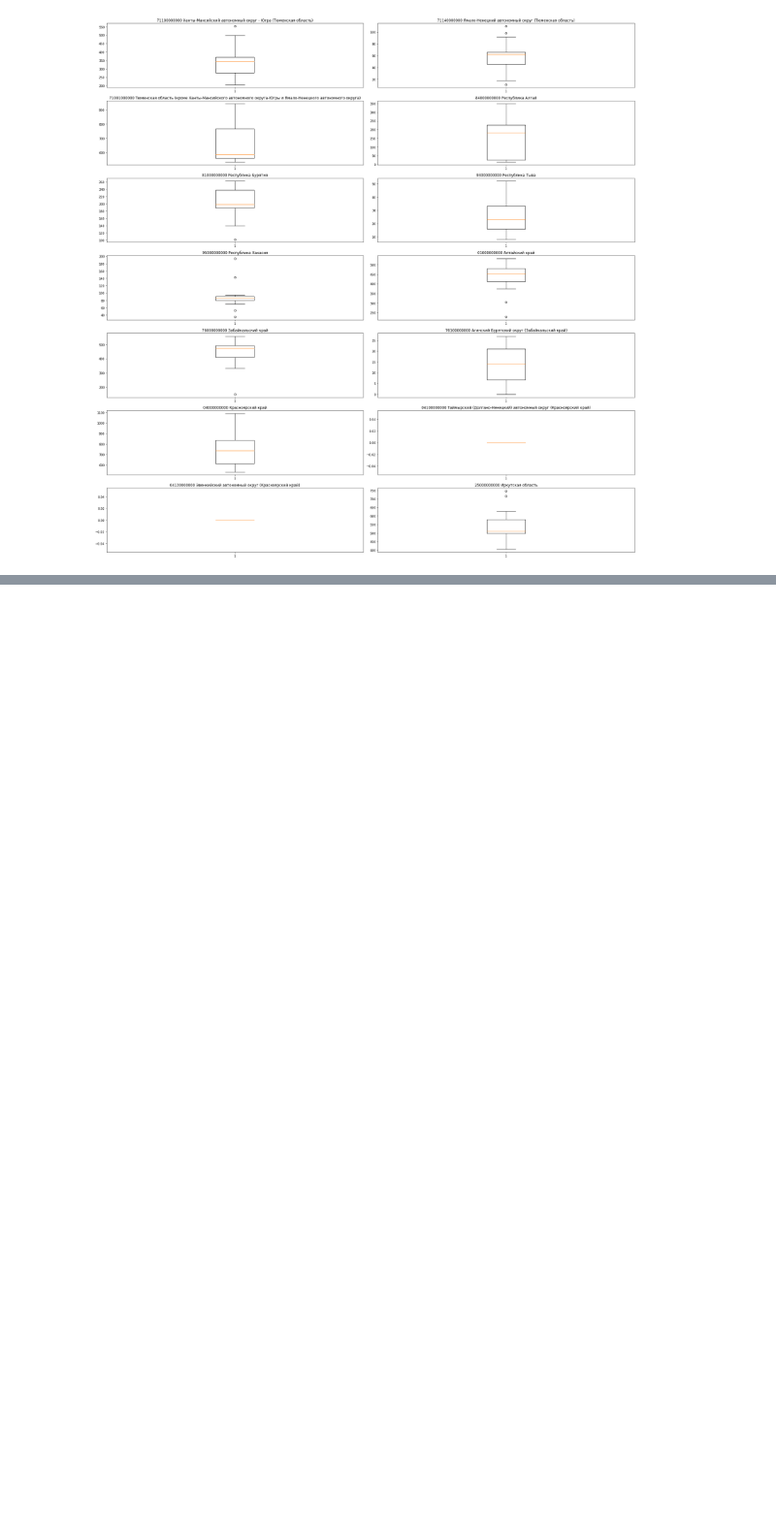
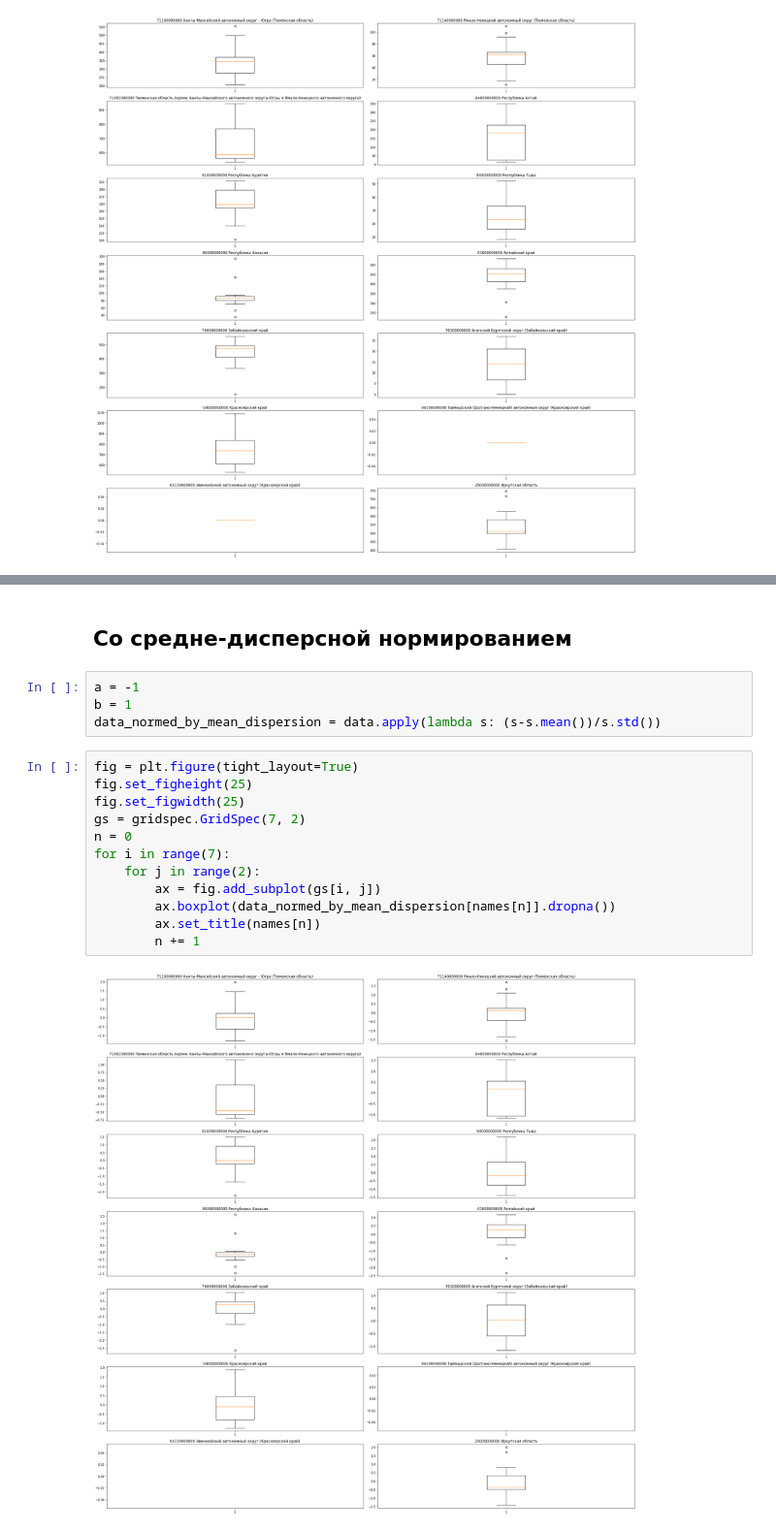
Before and after one commit to MikeTsvirkunov/trends-in-demand-for-personnel-of-industrial-enterprises, a Jupyter notebook: GRAPHICS/ESTIMATION_OF_PARAMS/Средняя численность работников, включая внешних совместителей.ipynb, the cells around one changed output, grey strips where cells are left out. Shown at 97% size. Cells and saved outputs as stored; diff of their text form; blank space fills up the shorter version.

```diff
--- a/GRAPHICS/ESTIMATION_OF_PARAMS/Средняя численность работников, включая внешних совместителей.ipynb
+++ b/GRAPHICS/ESTIMATION_OF_PARAMS/Средняя численность работников, включая внешних совместителей.ipynb
@@ -35,0 +58,20 @@ for i in range(7):
+# %% [markdown]
+## Со средне-дисперсной нормированием
+# %%
+a = -1
+b = 1
+data_normed_by_mean_dispersion = data.apply(lambda s: (s-s.mean())/s.std())
+# %%
+fig = plt.figure(tight_layout=True)
+fig.set_figheight(25)
+fig.set_figwidth(25)
+gs = gridspec.GridSpec(7, 2)
+n = 0
+for i in range(7):
+    for j in range(2):
+        ax = fig.add_subplot(gs[i, j])
+        ax.boxplot(data_normed_by_mean_dispersion[names[n]].dropna())
+        ax.set_title(names[n])
+        n += 1
+# %% [output]
+[figure, added]
```
Also changed, not shown: parts of 4 cells of this notebook, 8 other files.
